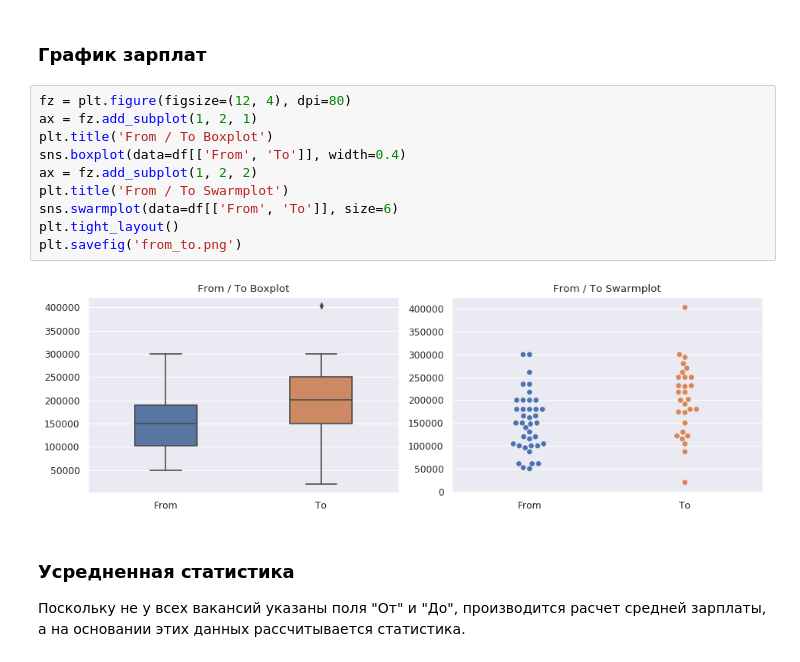
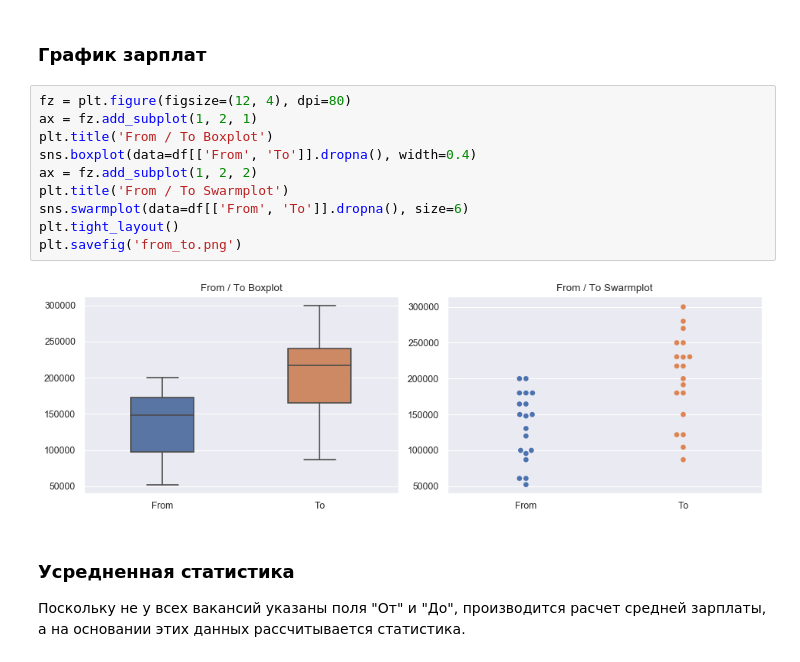
Before and after one commit to hukenovs/hh_research, a Jupyter notebook: src/hh_analytics.ipynb, the cells around one changed output. Saved outputs shown, nothing was run; the diff lists cells and outputs as text.

```diff
--- a/src/hh_analytics.ipynb
+++ b/src/hh_analytics.ipynb
@@ -68,15 +74,15 @@ df_stat.iloc[list(range(4))+[-1]]
 # %%
 fz = plt.figure(figsize=(12, 4), dpi=80)
 ax = fz.add_subplot(1, 2, 1)
 plt.title('From / To Boxplot')
-sns.boxplot(data=df[['From', 'To']], width=0.4)
+sns.boxplot(data=df[['From', 'To']].dropna(), width=0.4)
 ax = fz.add_subplot(1, 2, 2)
 plt.title('From / To Swarmplot')
-sns.swarmplot(data=df[['From', 'To']], size=6)
+sns.swarmplot(data=df[['From', 'To']].dropna(), size=6)
 plt.tight_layout()
 plt.savefig('from_to.png')
 # %% [output]
-[figure, old version]
+[figure, new version]
 # %% [markdown]
 ### Усредненная статистика
 
```
Also changed, not shown: parts of 20 cells of this notebook, 2 other files.
